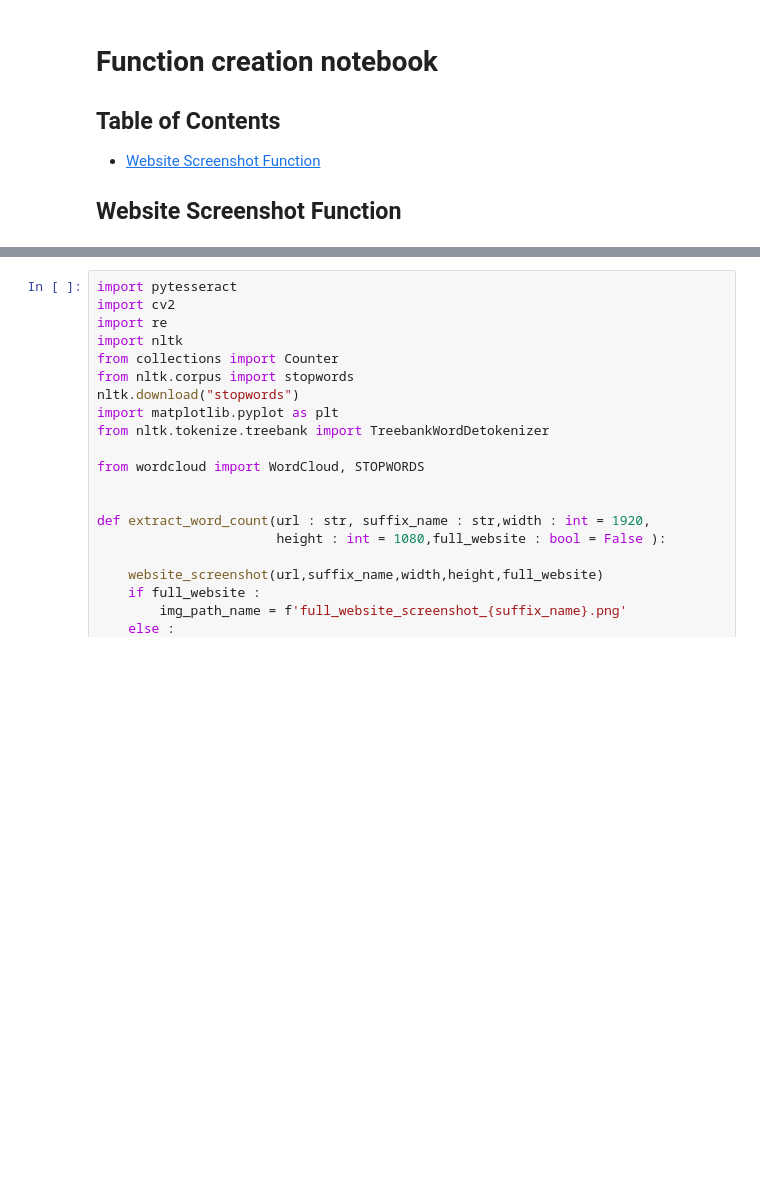
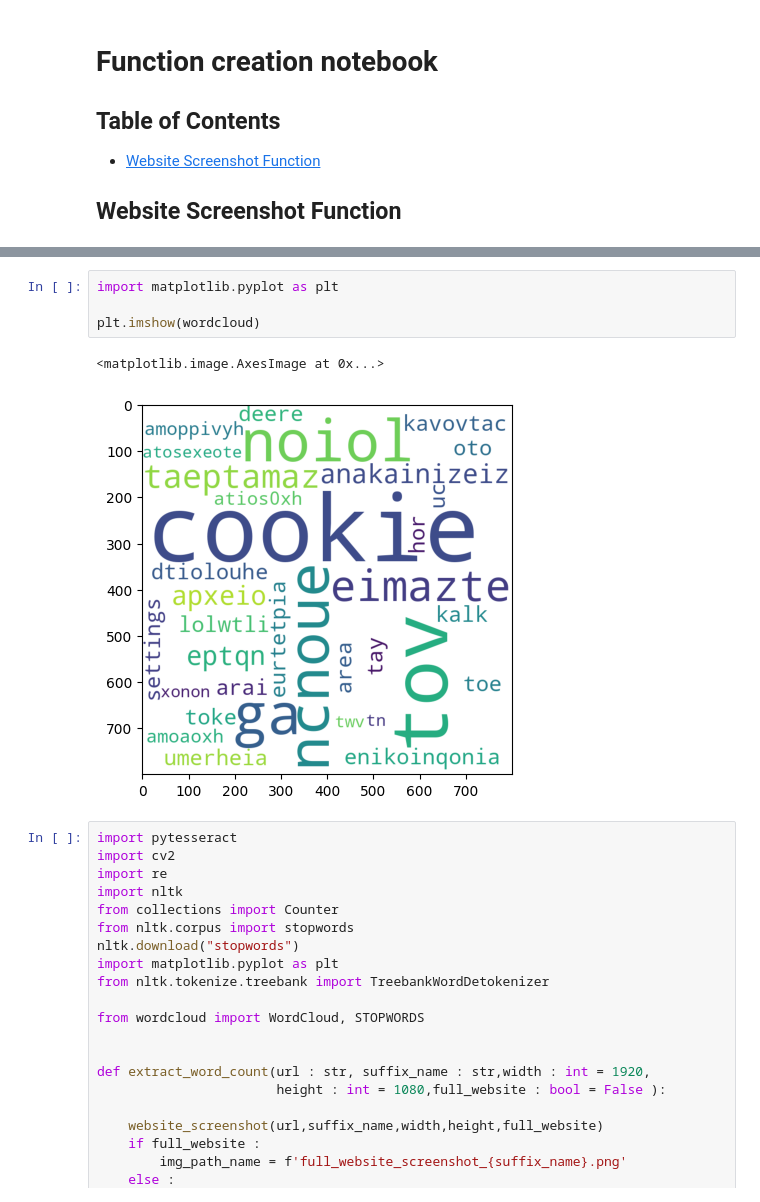
Before and after one commit to panayo/ai-ux-ui, a Jupyter notebook: notebooks/AI for UX UI application.ipynb, the cells around one changed output, grey strips where cells are left out. Cells and saved outputs as stored; diff of their text form; blank space fills up the shorter version.

```diff
--- a/notebooks/AI for UX UI application.ipynb
+++ b/notebooks/AI for UX UI application.ipynb
@@ -39,3 +111,10 @@ Error:
+# %%
+import matplotlib.pyplot as plt
+
+plt.imshow(wordcloud)
+# %% [output]
+<matplotlib.image.AxesImage at 0x...>
+[figure, added]
 # %%
 import pytesseract
 import cv2
```
Also changed, not shown: parts of 6 cells of this notebook, 4 other files.
